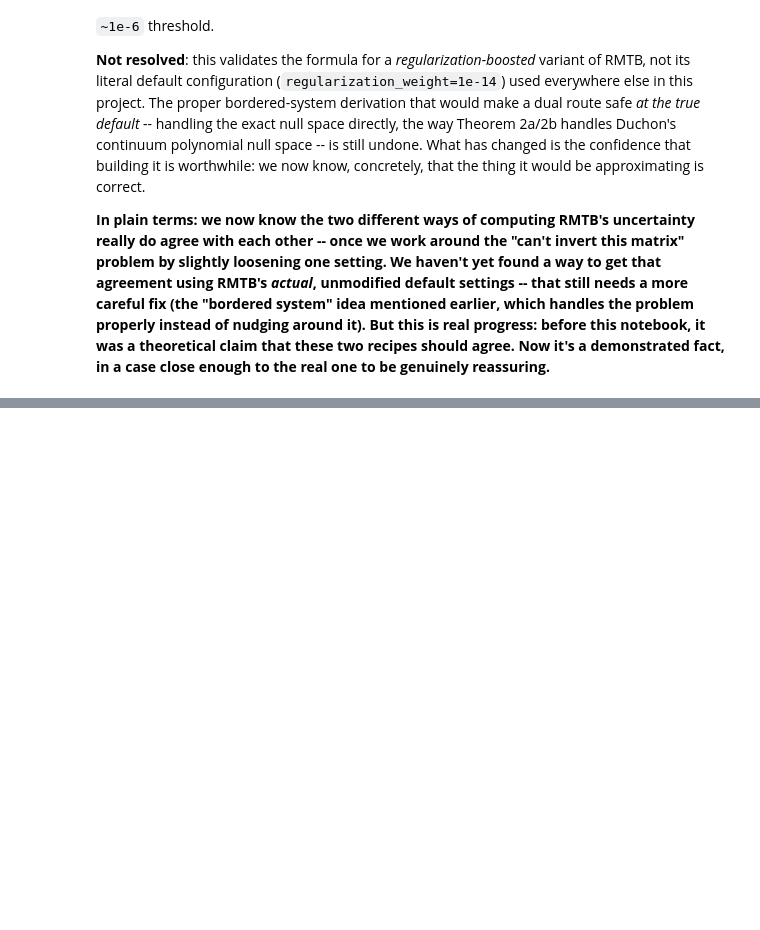
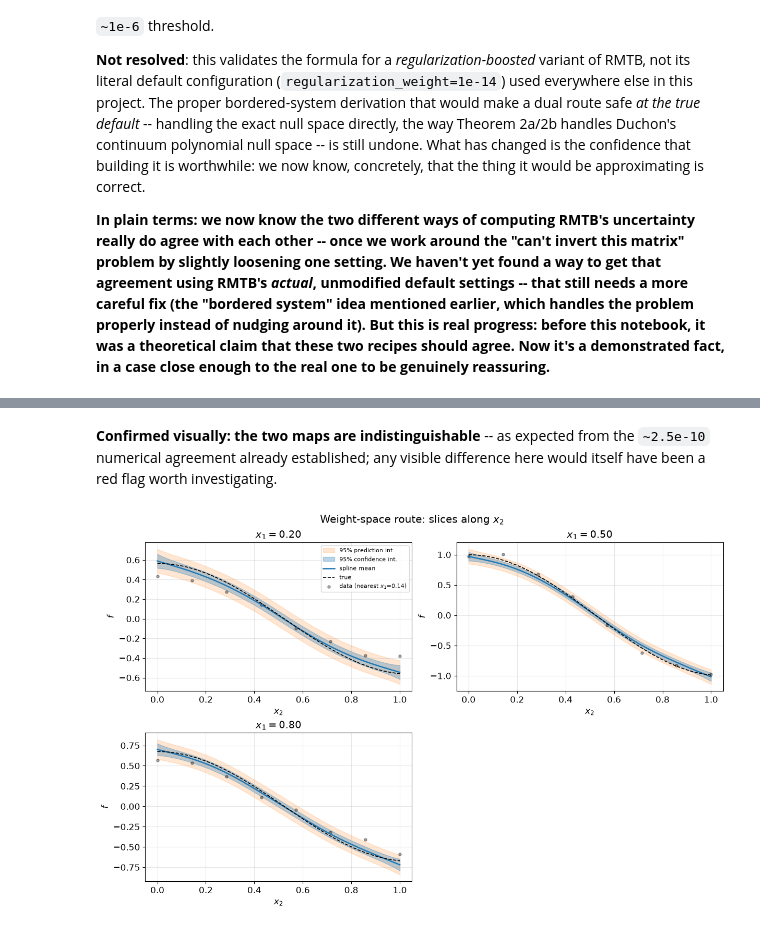
Before and after one commit to nomad-vagabond/krig-splines, a Jupyter notebook: notebooks/iter_01/07_phaseD_rmtb_variance.ipynb, the cells around one changed output, grey strips where cells are left out. Cells and saved outputs as stored; diff of their text form; code cells hidden in the pictures; blank space fills up the shorter version.

```diff
--- a/notebooks/iter_01/07_phaseD_rmtb_variance.ipynb
+++ b/notebooks/iter_01/07_phaseD_rmtb_variance.ipynb
@@ -1379,0 +1461,10 @@ to be genuinely reassuring.**
+# %% [markdown]
+**Confirmed visually: the two maps are indistinguishable** -- as expected
+from the `~2.5e-10` numerical agreement already established; any visible
+difference here would itself have been a red flag worth investigating.
+# %%
+fig = plot_1d_slices(weight_space_uq, g, g, Z_noisy, axis=1, slice_values=[0.2, 0.5, 0.8],
+                      f_true=f_true_2arg, title="Weight-space route: slices along $x_2$")
+plt.show()
+# %% [output]
+[figure, added]
```
Also changed, not shown: parts of 8 cells of this notebook.
